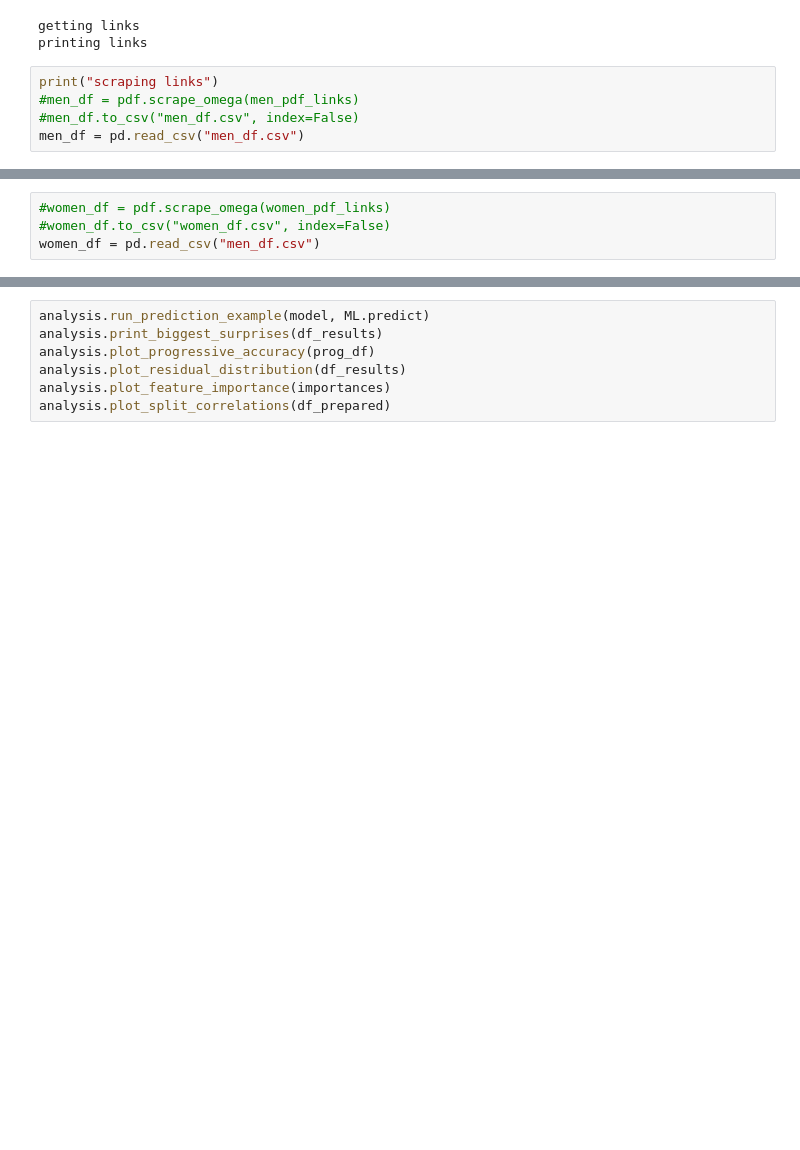
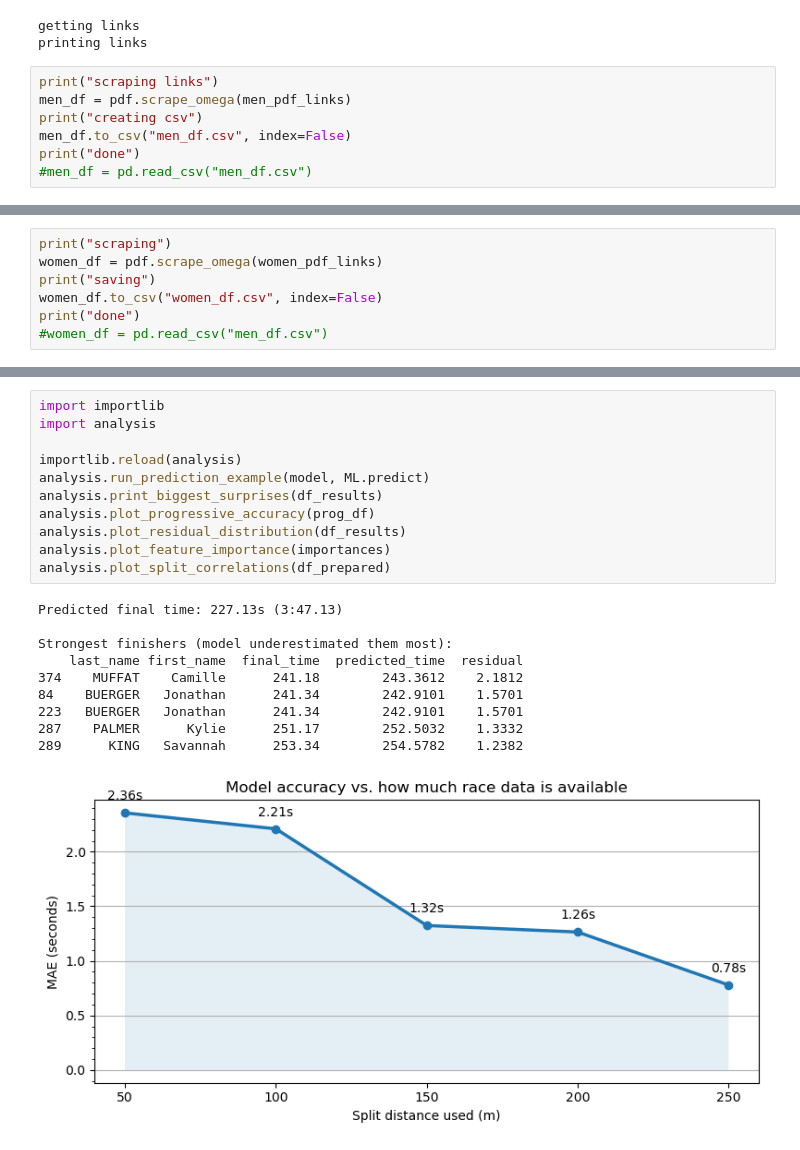
Before and after one commit to ceejolsen/Olympic-Swimming-Data-Project, a Jupyter notebook: Project.ipynb, the cells around one changed output, grey strips where cells are left out. Drawn from its saved outputs; the diff is of its cells as text; blank space fills up the shorter version.

```diff
--- a/Project.ipynb
+++ b/Project.ipynb
@@ -19,8 +37,10 @@ getting links
 printing links
 # %%
 print("scraping links")
-#men_df = pdf.scrape_omega(men_pdf_links)
-#men_df.to_csv("men_df.csv", index=False)
-men_df = pd.read_csv("men_df.csv")
+men_df = pdf.scrape_omega(men_pdf_links)
+print("creating csv")
+men_df.to_csv("men_df.csv", index=False)
+print("done")
+#men_df = pd.read_csv("men_df.csv")
 # %% [output]
 scraping links
@@ -29,5 +61,8 @@ All links already processed.
 # %%
-#women_df = pdf.scrape_omega(women_pdf_links)
-#women_df.to_csv("women_df.csv", index=False)
-women_df = pd.read_csv("men_df.csv")
+print("scraping")
+women_df = pdf.scrape_omega(women_pdf_links)
+print("saving")
+women_df.to_csv("women_df.csv", index=False)
+print("done")
+#women_df = pd.read_csv("men_df.csv")
 # %% [output]
@@ -43,7 +130,22 @@ NameError: name 'prog_df' is not defined
 # %%
+import importlib
+import analysis
+
+importlib.reload(analysis)
 analysis.run_prediction_example(model, ML.predict)
 analysis.print_biggest_surprises(df_results)
 analysis.plot_progressive_accuracy(prog_df)
 analysis.plot_residual_distribution(df_results)
 analysis.plot_feature_importance(importances)
 analysis.plot_split_correlations(df_prepared)
+# %% [output]
+Predicted final time: 227.13s (3:47.13)
+
+Strongest finishers (model underestimated them most):
+    last_name first_name  final_time  predicted_time  residual
+374    MUFFAT    Camille      241.18        243.3612    2.1812
+84    BUERGER   Jonathan      241.34        242.9101    1.5701
+223   BUERGER   Jonathan      241.34        242.9101    1.5701
+287    PALMER      Kylie      251.17        252.5032    1.3332
+289      KING   Savannah      253.34        254.5782    1.2382
+[figure, added]
```
Also changed, not shown: parts of 6 cells of this notebook, 1 other file.
